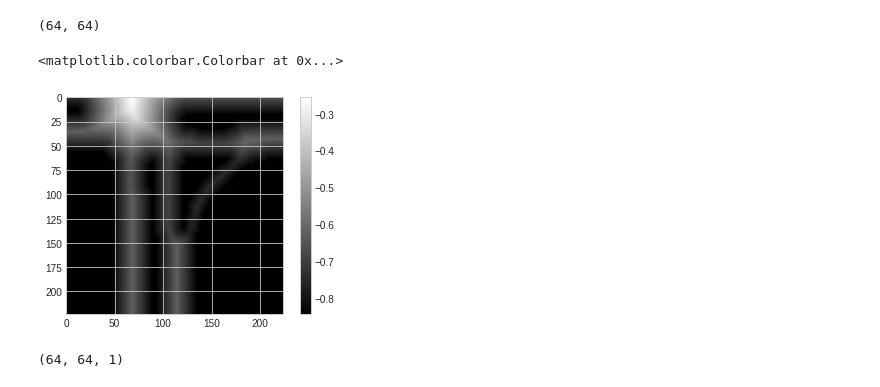
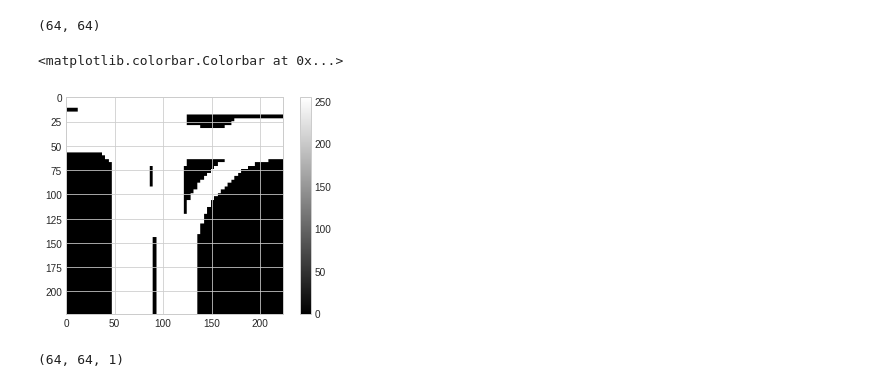
Before and after one commit to daeheepark/labs_hdmap, a Jupyter notebook: loader_usage.ipynb, the cells around one changed output. Cells and saved outputs as stored; diff of their text form; code cells hidden in the pictures.

```diff
--- a/loader_usage.ipynb
+++ b/loader_usage.ipynb
@@ -53,13 +53,14 @@ np.array(map_img)[0].shape
 # %%
 import cv2
 
 map_array = np.asarray(map_img)[0][..., np.newaxis]
 map_arr = cv2.resize(map_array, (224, 224))
+map_arr[map_arr > np.min(map_arr)] = 255
 plt.imshow(map_arr, cmap='gray')
 plt.colorbar()
 # %% [output]
 <matplotlib.colorbar.Colorbar at 0x...>
-[figure, old version]
+[figure, new version]
 # %%
 map_array.shape
 # %% [output]
```
Also changed, not shown: parts of 1 cell of this notebook, 4 other files.
